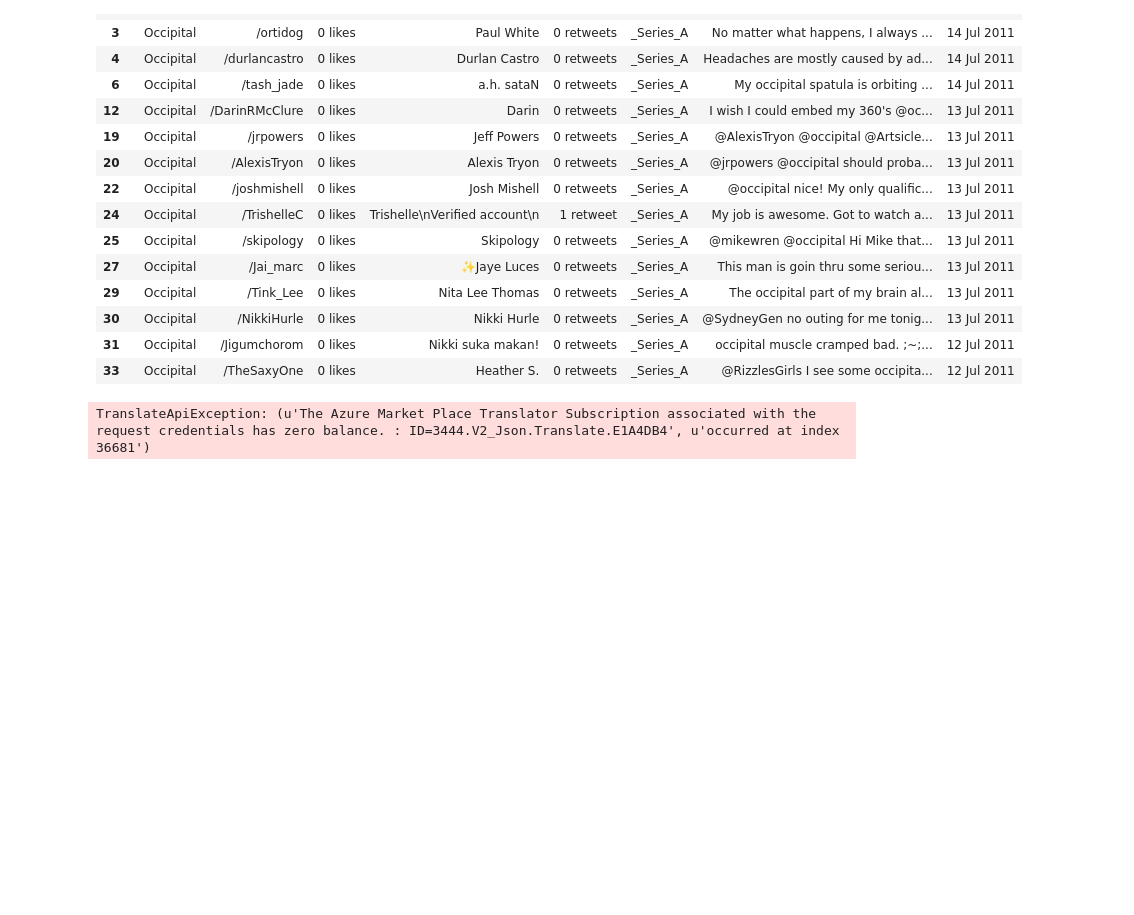
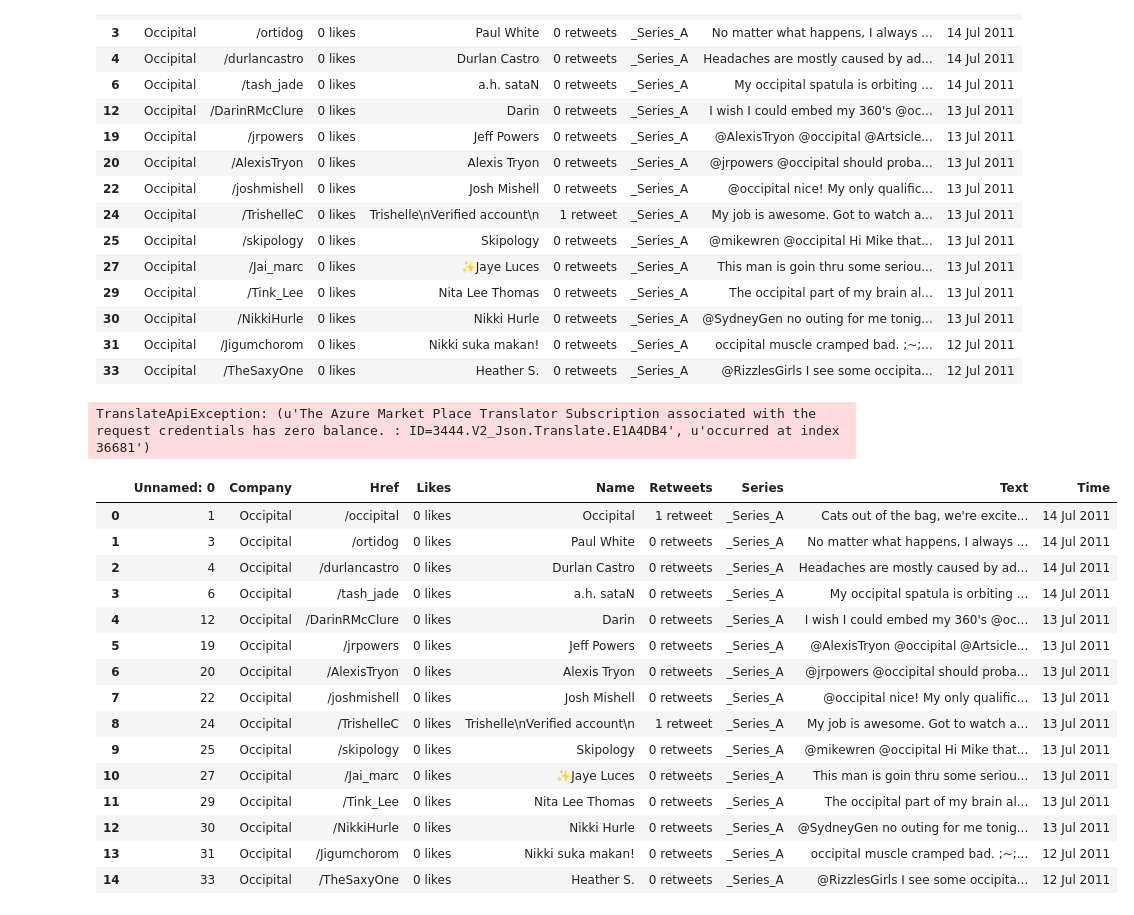
Before and after one commit to kyang01/startup-analysis, a Jupyter notebook: startups/translate-tweets.ipynb, the cells around one changed output. Cells and saved outputs as stored; diff of their text form; code cells hidden in the pictures; blank space fills up the shorter version.

```diff
--- a/startups/translate-tweets.ipynb
+++ b/startups/translate-tweets.ipynb
@@ -174,3 +205,25 @@ print ind
 translated_df.head(15)
 # %% [output]
 TranslateApiException: (u'The Azure Market Place Translator Subscription associated with the request credentials has zero balance. : ID=3444.V2_Json.Translate.E1A4DB4', u'occurred at index 36681')
+# %%
+eng_df=pd.read_csv("english_tweets.csv")
+#eng_df.fillna('', inplace=True)
+#eng_df = tweets_df.replace(['Unknown'], [''])
+eng_df.head(15)
+# %% [output]
+|  | Unnamed: 0 | Company | Href | Likes | Name | Retweets | Series | Text | Time |
+| 0 | 1 | Occipital | /occipital | 0 likes | Occipital | 1 retweet | _Series_A | Cats out of the bag, we're excite... | 14 Jul 2011 |
+| 1 | 3 | Occipital | /ortidog | 0 likes | Paul White | 0 retweets | _Series_A | No matter what happens, I always ... | 14 Jul 2011 |
+| 2 | 4 | Occipital | /durlancastro | 0 likes | Durlan Castro | 0 retweets | _Series_A | Headaches are mostly caused by ad... | 14 Jul 2011 |
+| 3 | 6 | Occipital | /tash_jade | 0 likes | a.h. sataN | 0 retweets | _Series_A | My occipital spatula is orbiting ... | 14 Jul 2011 |
+| 4 | 12 | Occipital | /DarinRMcClure | 0 likes | Darin | 0 retweets | _Series_A | I wish I could embed my 360's @oc... | 13 Jul 2011 |
+| 5 | 19 | Occipital | /jrpowers | 0 likes | Jeff Powers | 0 retweets | _Series_A | @AlexisTryon @occipital @Artsicle... | 13 Jul 2011 |
+| 6 | 20 | Occipital | /AlexisTryon | 0 likes | Alexis Tryon | 0 retweets | _Series_A | @jrpowers @occipital should proba... | 13 Jul 2011 |
+| 7 | 22 | Occipital | /joshmishell | 0 likes | Josh Mishell | 0 retweets | _Series_A | @occipital nice! My only qualific... | 13 Jul 2011 |
+| 8 | 24 | Occipital | /TrishelleC | 0 likes | Trishelle\nVerified account\n | 1 retweet | _Series_A | My job is awesome. Got to watch a... | 13 Jul 2011 |
+| 9 | 25 | Occipital | /skipology | 0 likes | Skipology | 0 retweets | _Series_A | @mikewren @occipital Hi Mike that... | 13 Jul 2011 |
+| 10 | 27 | Occipital | /Jai_marc | 0 likes | ✨Jaye Luces | 0 retweets | _Series_A | This man is goin thru some seriou... | 13 Jul 2011 |
+| 11 | 29 | Occipital | /Tink_Lee | 0 likes | Nita Lee Thomas | 0 retweets | _Series_A | The occipital part of my brain al... | 13 Jul 2011 |
+| 12 | 30 | Occipital | /NikkiHurle | 0 likes | Nikki Hurle | 0 retweets | _Series_A | @SydneyGen no outing for me tonig... | 13 Jul 2011 |
+| 13 | 31 | Occipital | /Jigumchorom | 0 likes | Nikki suka makan! | 0 retweets | _Series_A | occipital muscle cramped bad. ;~;... | 12 Jul 2011 |
+| 14 | 33 | Occipital | /TheSaxyOne | 0 likes | Heather S. | 0 retweets | _Series_A | @RizzlesGirls I see some occipita... | 12 Jul 2011 |
```
Also changed, not shown: parts of 17 cells of this notebook, 15 other files.
